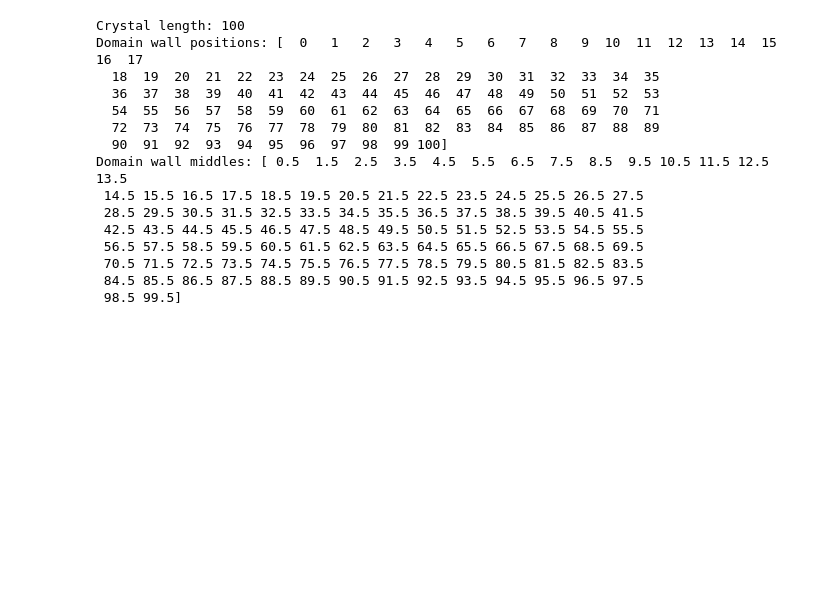
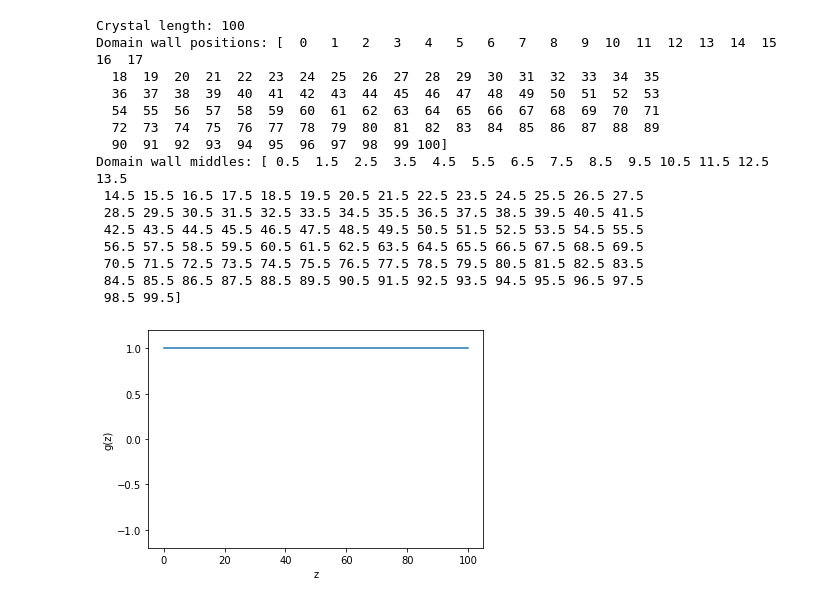
Before and after one commit to abranczyk/custom-poling, a Jupyter notebook: Tutorial 1 - The crystal object.ipynb, the cells around one changed output. Saved outputs shown, nothing was run; the diff lists cells and outputs as text; code cells hidden in the pictures; blank space fills up the shorter version.

```diff
--- a/Tutorial 1 - The crystal object.ipynb
+++ b/Tutorial 1 - The crystal object.ipynb
@@ -38,6 +38,14 @@ Domain wall middles: [ 0.5  1.5  2.5  3.5  4.5  5.5  6.5  7.5  8.5  9.5 10.5 11.
  70.5 71.5 72.5 73.5 74.5 75.5 76.5 77.5 78.5 79.5 80.5 81.5 82.5 83.5
  84.5 85.5 86.5 87.5 88.5 89.5 90.5 91.5 92.5 93.5 94.5 95.5 96.5 97.5
  98.5 99.5]
+# %%
+# Specify and plot the domain configuration
+
+domain_config_1 = [1]*number_domains_1
+
+crystal_1.plot_domains(domain_config_1)
+# %% [output]
+[figure, added]
 # %%
 # Compute and plot the phase-matching function (PMF) for an unpoled crystal
 
```
Also changed, not shown: parts of 7 cells of this notebook, 1 other file.
